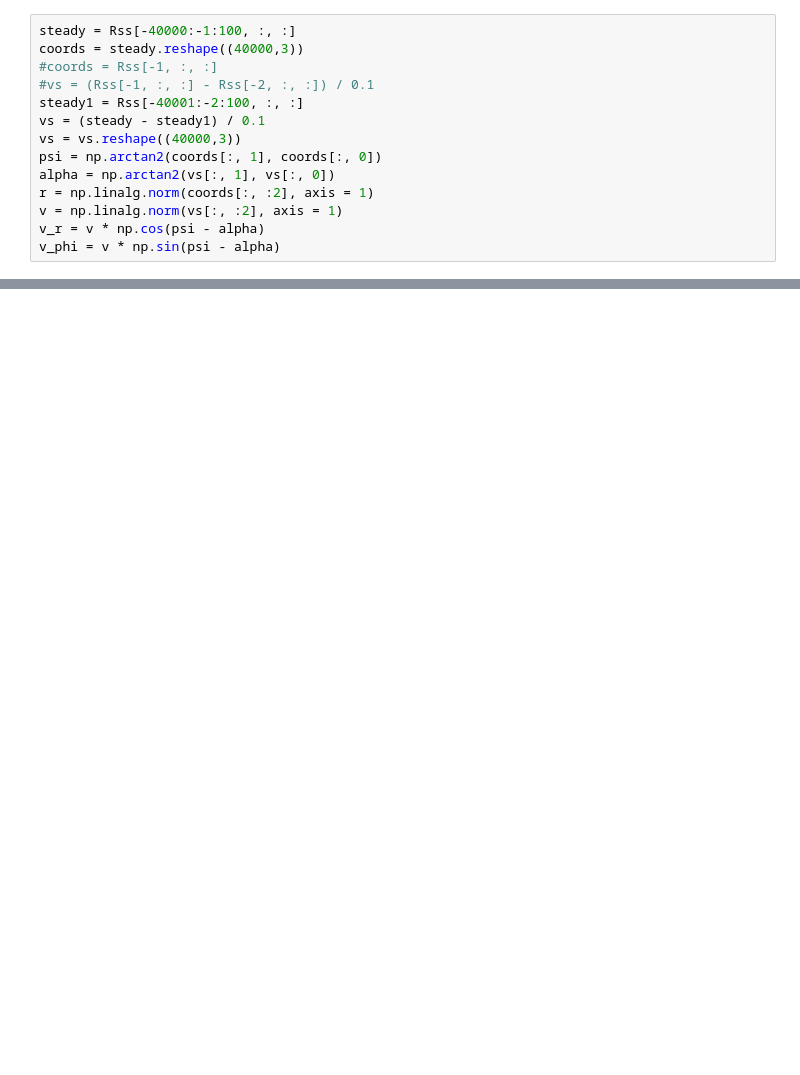
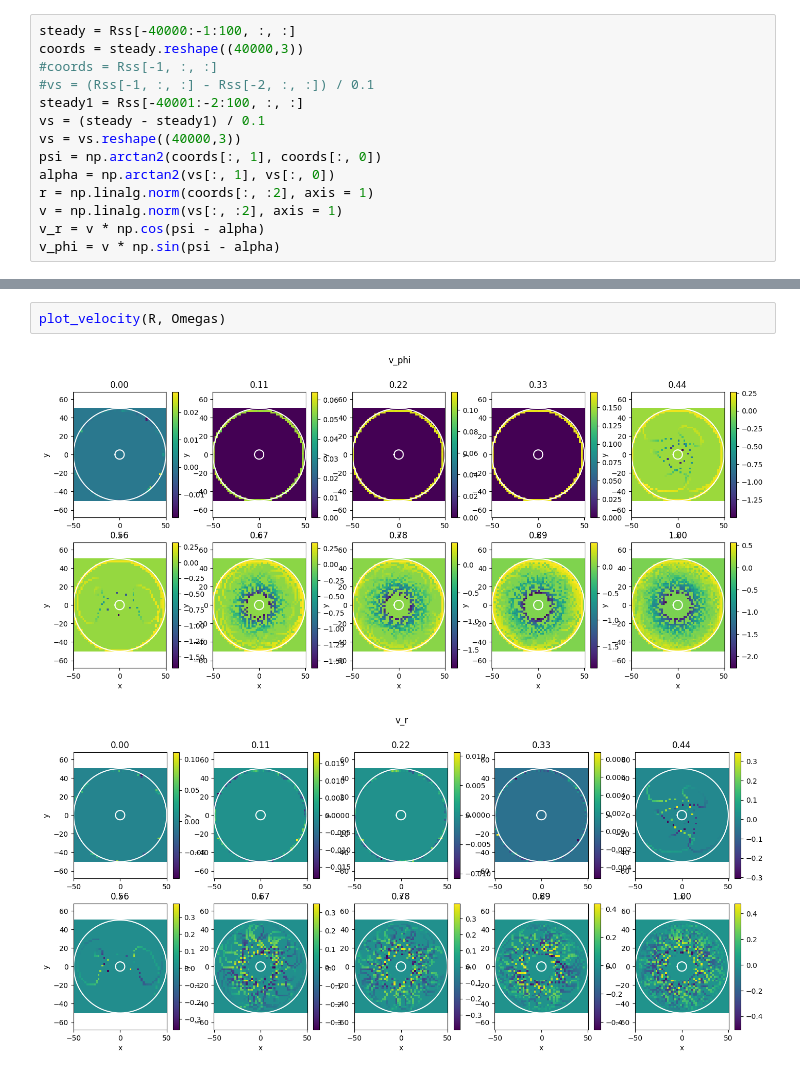
Before and after one commit to dzinty/microswimmers, a Jupyter notebook: scan.ipynb, the cells around one changed output, grey strips where cells are left out. Cells and saved outputs as stored; diff of their text form; blank space fills up the shorter version.

```diff
--- a/scan.ipynb
+++ b/scan.ipynb
@@ -163,0 +303,5 @@ def plot_function(coordinates, values, grid_size=100, custom_name = "Average val
+# %%
+plot_velocity(R, Omegas)
+# %% [output]
+[figure, added]
+[figure, added]
```
Also changed, not shown: parts of 32 cells of this notebook.
